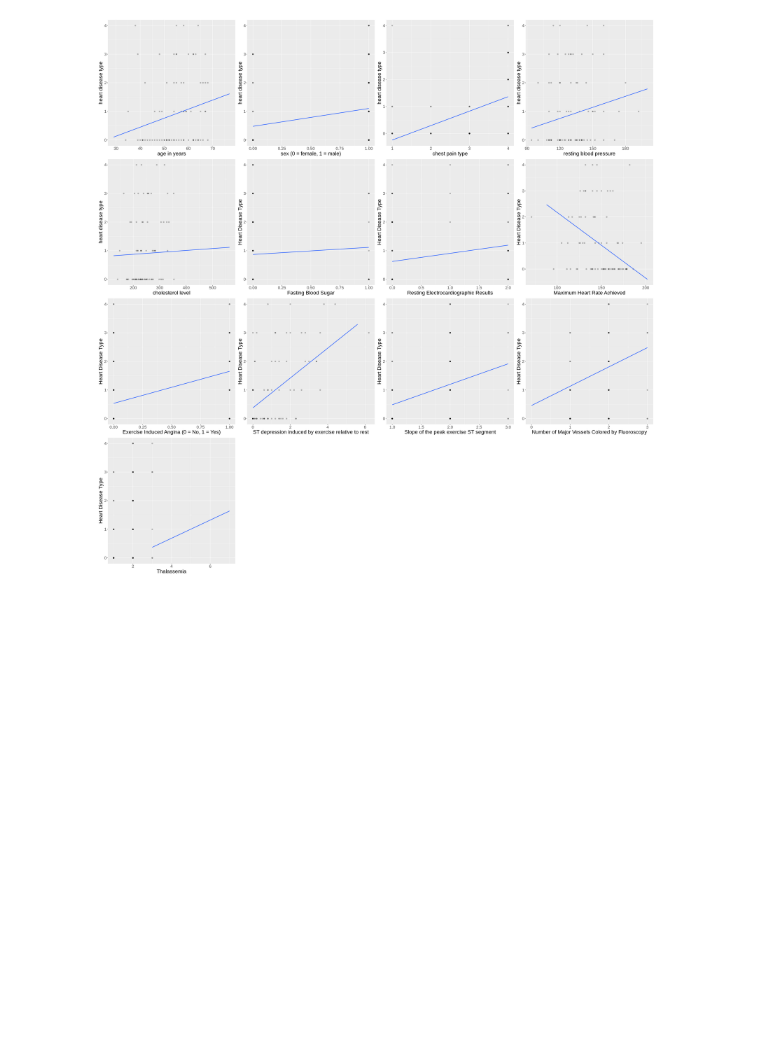
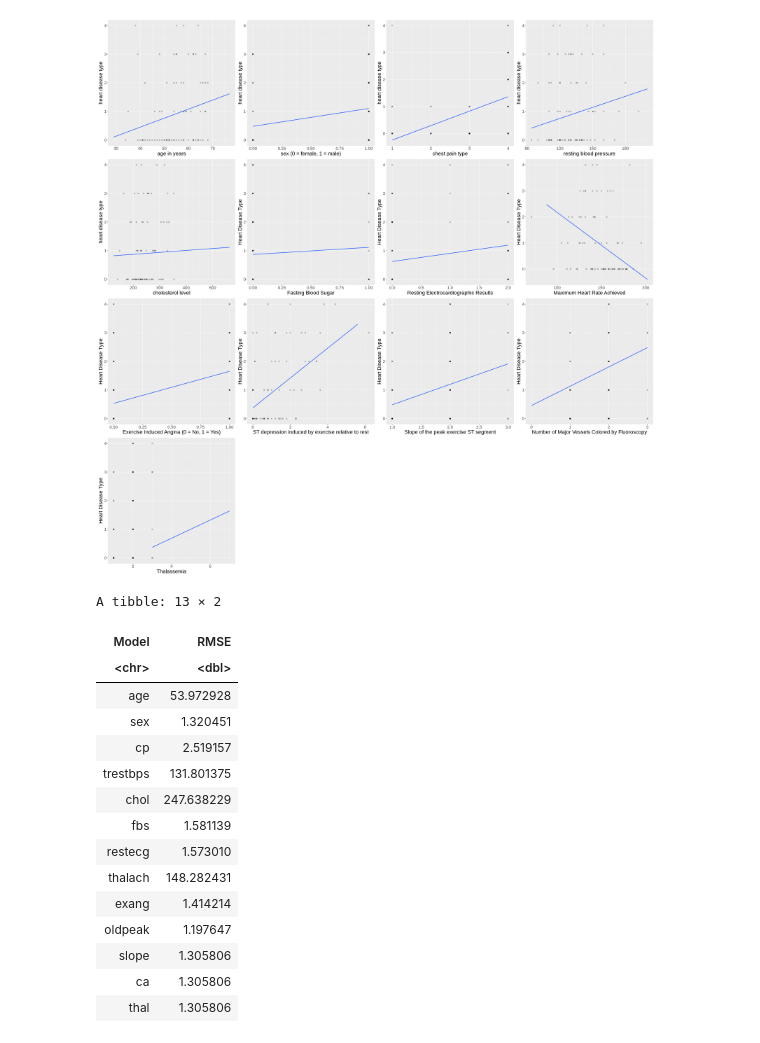
Before and after one commit to sherrii-Xia/DSCI_100_WT2, a Jupyter notebook: project/Regression.ipynb, the cells around one changed output. Drawn from its saved outputs; the diff is of its cells as text; code cells hidden in the pictures; blank space fills up the shorter version.

Commit message:
RMSE table added but i have no clue what it means

```diff
--- a/project/Regression.ipynb
+++ b/project/Regression.ipynb
@@ -632,3 +632,58 @@ plot_layout(ncol = 4, heights = rep(2, 4), widths = rep(2, 4))
 Warning message:
 “Removed 2 rows containing non-finite values (stat_smooth).”
 [figure]
+# %%
+#lining up the RMSE for comparison
+# age: age of the patient
+# sex: sex of the patient (1 = male, 0 = female)
+# cp: chest pain type (1 = typical angina, 2 = atypical angina, 3 = non-anginal pain, 4 = asymptomatic)
+# trestbps: resting blood pressure (in mm Hg) on admission to the hospital
+# chol: serum cholesterol level (in mg/dl)
+# fbs: fasting blood sugar > 120 mg/dl (1 = true, 0 = false)
+# restecg: resting electrocardiographic results (0 = normal, 1 = having ST-T wave abnormality, 2 = showing probable or definite left ventricular hypertrophy)
+# thalach: maximum heart rate achieved
+# exang: exercise induced angina (1 = yes, 0 = no)
+# oldpeak: ST depression induced by exercise relative to rest
+# slope: the slope of the peak exercise ST segment (1 = upsloping, 2 = flat, 3 = downsloping)
+# ca: number of major vessels (0-3) colored by flourosopy
+# thal: 3 = normal; 6 = fixed defect; 7 = reversable defect
+# num: diagnosis of heart disease (angiographic disease status) (0 = no disease, 1-4 = disease present)
+
+library(tibble)
+rmse_table <- tibble(Model = c("age",
+                               "sex",
+                               "cp",
+                               "trestbps",
+                               "chol",
+                               "fbs",
+                               "restecg",
+                               "thalach",
+                               "exang",
+                               "oldpeak",
+                               "slope",
+                               "ca",
+                               "thal"),
+                     RMSE = c(lm_rmspe_age, lm_rmspe_sex, lm_rmspe_cp, lm_rmspe_trestbps,
+                              lm_rmspe_chol, lm_rmspe_fbs, lm_rmspe_restecg, lm_rmspe_thalach,
+                              lm_rmspe_exang, lm_rmspe_oldpeak, lm_rmspe_slope, lm_rmspe_ca,
+                              lm_rmspe_thal))
+
+# Print the table
+rmse_table
+# %% [output]
+A tibble: 13 × 2
+| Model | RMSE |
+| <chr> | <dbl> |
+| age | 53.972928 |
+| sex | 1.320451 |
+| cp | 2.519157 |
+| trestbps | 131.801375 |
+| chol | 247.638229 |
+| fbs | 1.581139 |
+| restecg | 1.573010 |
+| thalach | 148.282431 |
+| exang | 1.414214 |
+| oldpeak | 1.197647 |
+| slope | 1.305806 |
+| ca | 1.305806 |
+| thal | 1.305806 |
```
